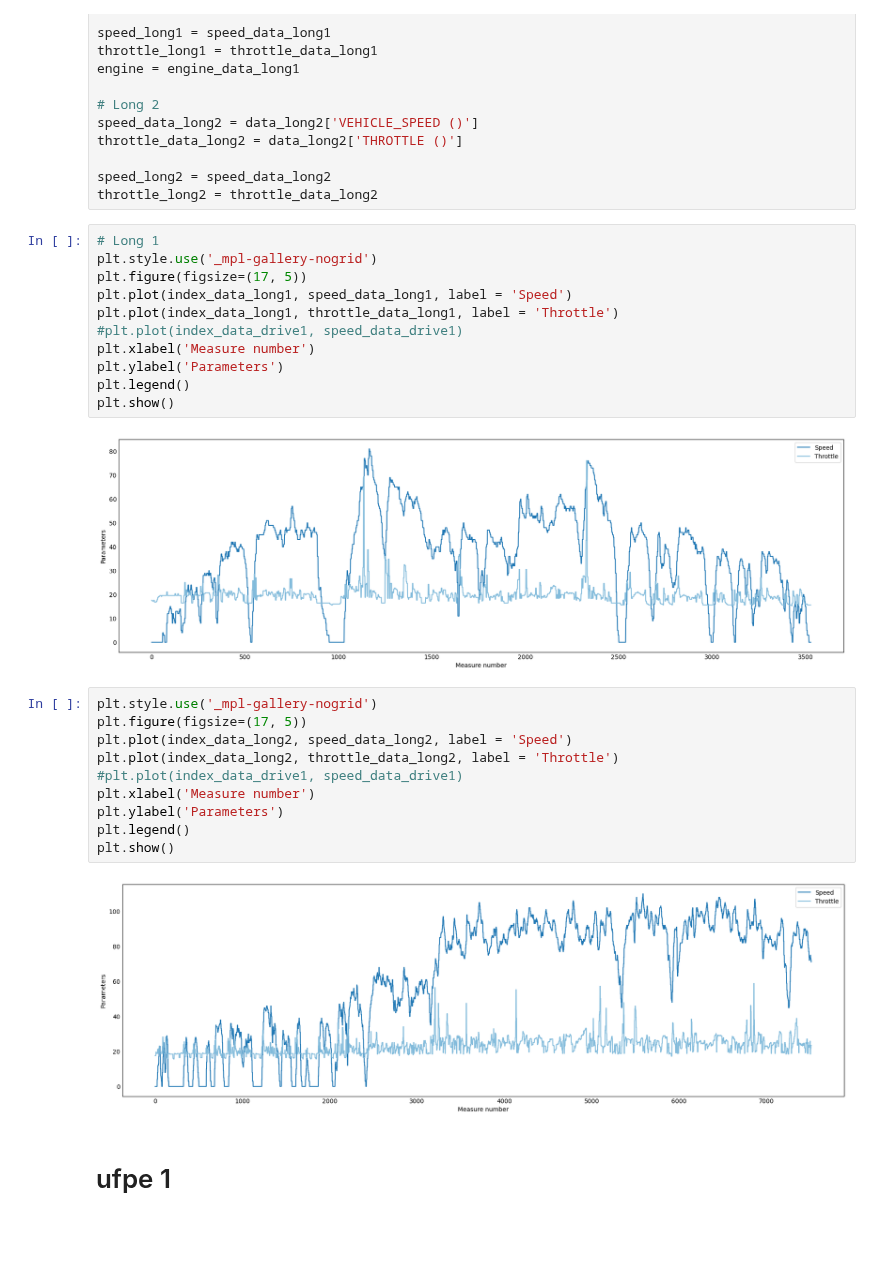
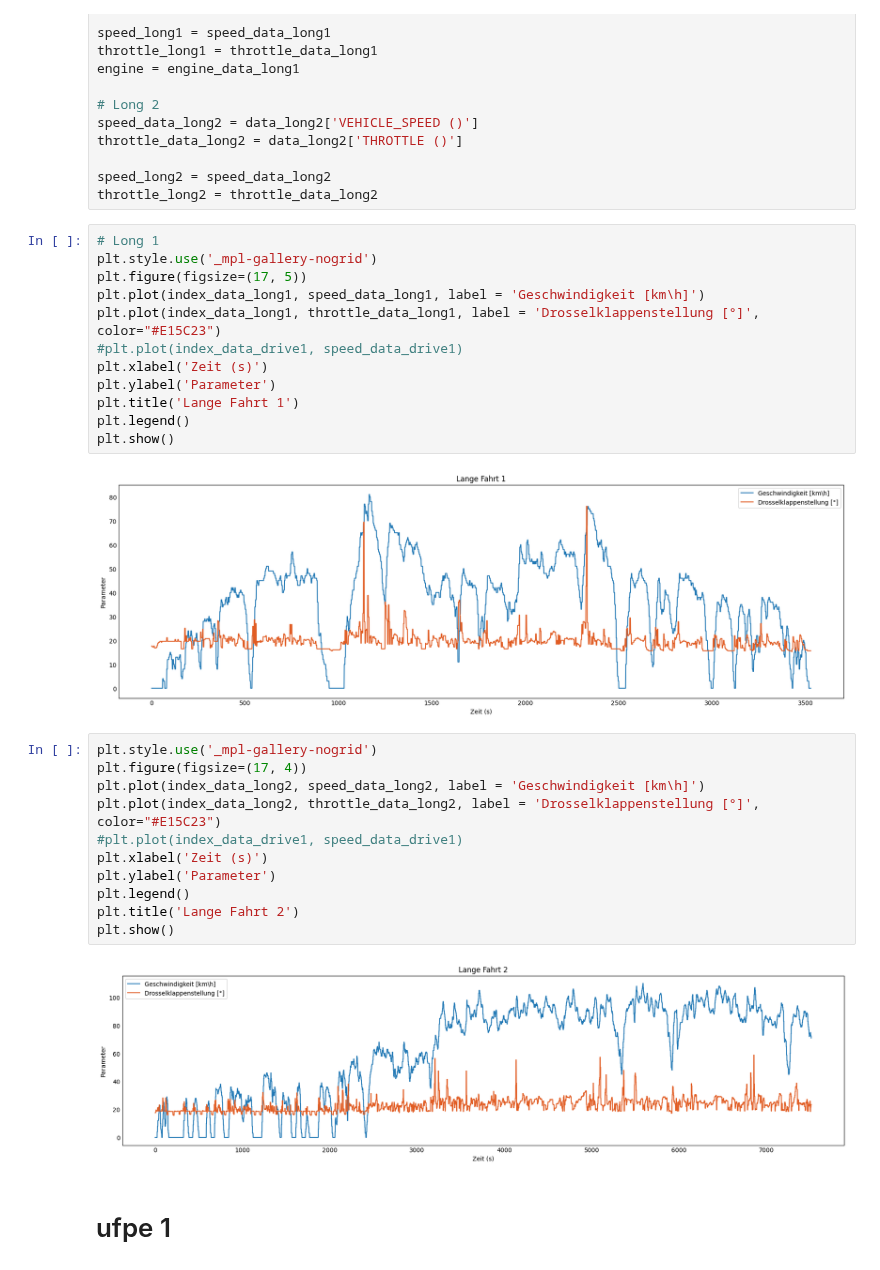
Before and after one commit to camila-duarte/verbrennungsmotoren, a Jupyter notebook: analyse/per_mode.ipynb, the cells around one changed output. Saved outputs shown, nothing was run; the diff lists cells and outputs as text; blank space fills up the shorter version.

```diff
--- a/analyse/per_mode.ipynb
+++ b/analyse/per_mode.ipynb
@@ -135,27 +147,29 @@ throttle_long2 = throttle_data_long2
 # Long 1
 plt.style.use('_mpl-gallery-nogrid')
 plt.figure(figsize=(17, 5))
-plt.plot(index_data_long1, speed_data_long1, label = 'Speed')
-plt.plot(index_data_long1, throttle_data_long1, label = 'Throttle')
+plt.plot(index_data_long1, speed_data_long1, label = 'Geschwindigkeit [km\h]')
+plt.plot(index_data_long1, throttle_data_long1, label = 'Drosselklappenstellung [°]', color="#E15C23")
 #plt.plot(index_data_drive1, speed_data_drive1)
-plt.xlabel('Measure number')
-plt.ylabel('Parameters')
+plt.xlabel('Zeit (s)')
+plt.ylabel('Parameter')
+plt.title('Lange Fahrt 1')
 plt.legend()
 plt.show()
 # %% [output]
-[figure, old version]
+[figure, new version]
 # %%
 plt.style.use('_mpl-gallery-nogrid')
-plt.figure(figsize=(17, 5))
-plt.plot(index_data_long2, speed_data_long2, label = 'Speed')
-plt.plot(index_data_long2, throttle_data_long2, label = 'Throttle')
+plt.figure(figsize=(17, 4))
+plt.plot(index_data_long2, speed_data_long2, label = 'Geschwindigkeit [km\h]')
+plt.plot(index_data_long2, throttle_data_long2, label = 'Drosselklappenstellung [°]', color="#E15C23")
 #plt.plot(index_data_drive1, speed_data_drive1)
-plt.xlabel('Measure number')
-plt.ylabel('Parameters')
+plt.xlabel('Zeit (s)')
+plt.ylabel('Parameter')
 plt.legend()
+plt.title('Lange Fahrt 2')
 plt.show()
 # %% [output]
-[figure, old version]
+[figure, new version]
 # %% [markdown]
 # ufpe 1
 # %%
```
Also changed, not shown: parts of 5 cells of this notebook, 4 other files.
